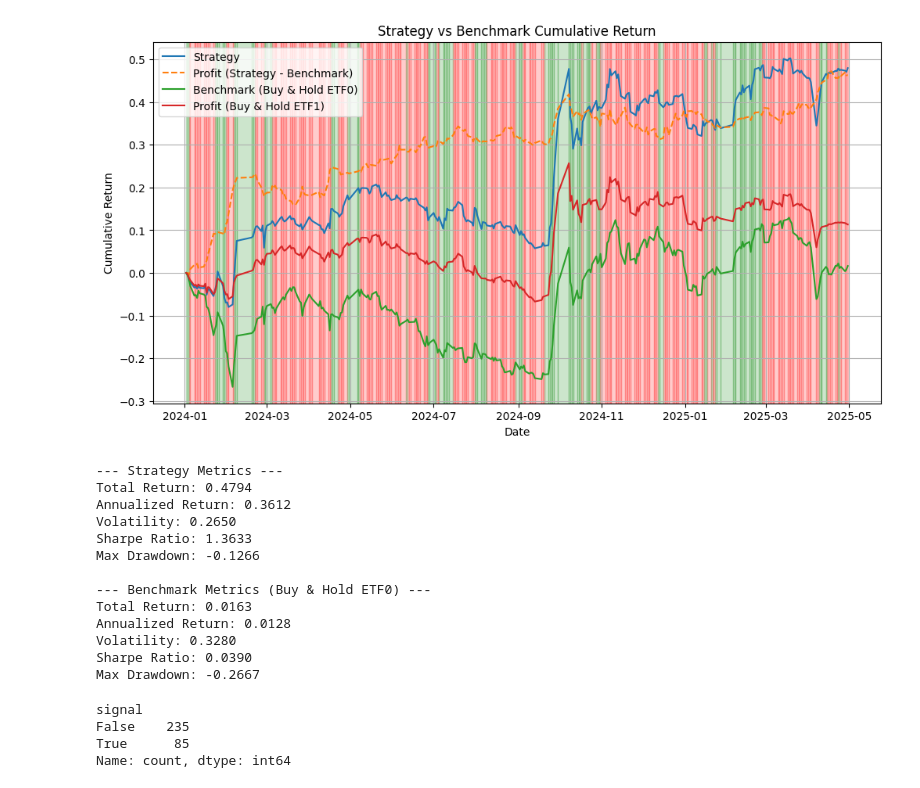
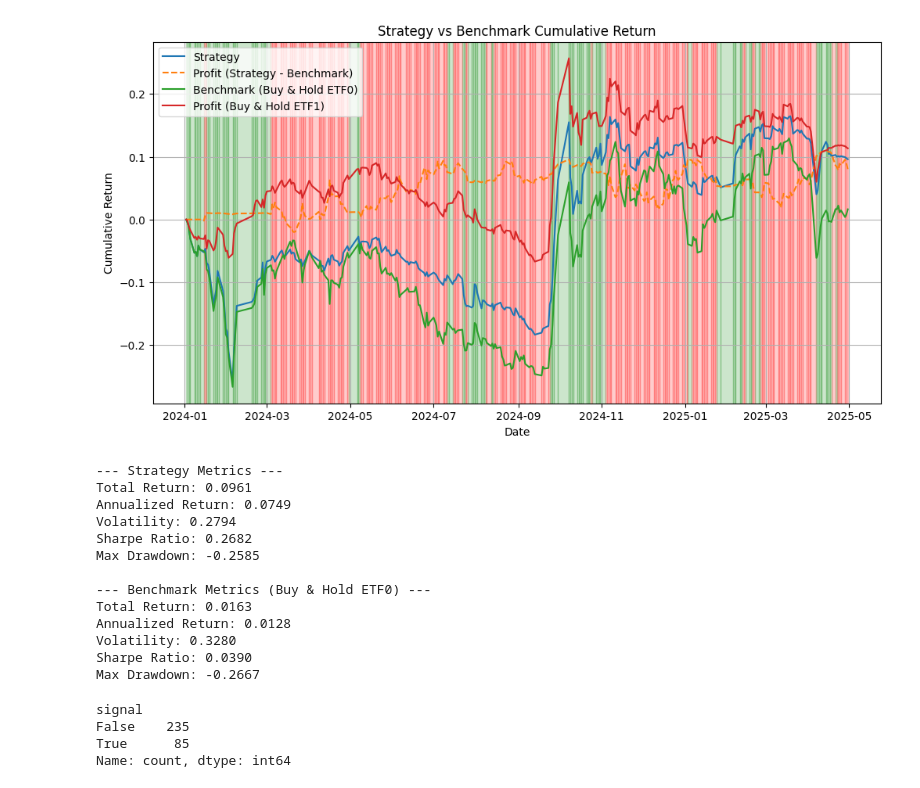
Before and after one commit to MuYanustc/Style_Timing, a Jupyter notebook: lgb.ipynb, the cells around one changed output. Saved outputs shown, nothing was run; the diff lists cells and outputs as text; code cells hidden in the pictures.

Commit message:
a stable version of revised signal

```diff
--- a/lgb.ipynb
+++ b/lgb.ipynb
@@ -178,7 +178,7 @@ import pandas as pd # 确保导入 pandas
 from tqdm import tqdm
 
 def train_lgbm_model_improved(data, feature, selected_features, target='return_diff_shifted',
-                              start_date='2016-01-01', end_date='2023-12-01',
+                              start_date='2016-01-01', end_date='2023-12-31',
                               test_size=0.2, random_state=42,
                               # LGBM 参数 - 可以根据需要调整和传入
                               n_estimators=2000, # 增加 n_estimators，配合 early_stopping
@@ -405,9 +405,9 @@ def signal_generation(data, feature, selected_features, target='return_diff_shif
         num_leaves=20,
         max_depth=5,
         min_child_samples=30,
-        subsample=0.5,
-        colsample_bytree=0.5,
-        reg_alpha=0.4,
+        subsample=0.7,
+        colsample_bytree=0.7,
+        reg_alpha=0.1,
         reg_lambda=0.1,
         early_stopping_rounds=100,
         verbose_eval=-1
@@ -455,9 +455,10 @@ def run_backtest(data, start_date, verbose = 3, end_date = None, thresh = 0, fee
     data['etf0_daily_return'] = data['etf0_close'].pct_change().fillna(0)
     data['etf1_daily_return'] = data['etf1_close'].pct_change().fillna(0)
     # thresh= 0.0015
+    data['shifted_signal'] = data['signal'].shift(1)
     conditions = [
-        (data['signal'] >= thresh),
-        (data['signal'] < thresh),
+        (data['shifted_signal'] >= thresh),
+        (data['shifted_signal'] < thresh),
     ]
     choices = [
         data['etf0_daily_return'],  # 买入中证1000
@@ -523,7 +524,7 @@ target = 'return_diff_shifted'
 # selected_features = feature_selection(ori_data, features)
 selected_features = feature_selection(ori_data, features, target=target)
 # selected_features = features.columns.tolist()
-signaled_data, output_model = signal_generation(ori_data, features, selected_features, target=target, smooth=3)
+signaled_data, output_model = signal_generation(ori_data, features, selected_features, target=target, smooth=2)
 # %% [output]
 开始训练模型，最多 3000 轮迭代...
 Training until validation scores don't improve for 100 rounds
@@ -564,19 +565,19 @@ Max Drawdown: -0.5511
 # %%
 backtest_results, strat_metrics, bench_metrics = run_backtest(
     data = signaled_data,
-    start_date='2024-01-01',
+    start_date='2023-12-31',
     end_date='2025-06-01',
     verbose = 3,
     # fees = False
 )
 # %% [output]
-[figure, old version]
+[figure, new version]
 --- Strategy Metrics ---
-Total Return: 0.4794
-Annualized Return: 0.3612
-Volatility: 0.2650
-Sharpe Ratio: 1.3633
-Max Drawdown: -0.1266
+Total Return: 0.0961
+Annualized Return: 0.0749
+Volatility: 0.2794
+Sharpe Ratio: 0.2682
+Max Drawdown: -0.2585
 
 --- Benchmark Metrics (Buy & Hold ETF0) ---
 Total Return: 0.0163
```
Also changed, not shown: parts of 5 cells of this notebook.
